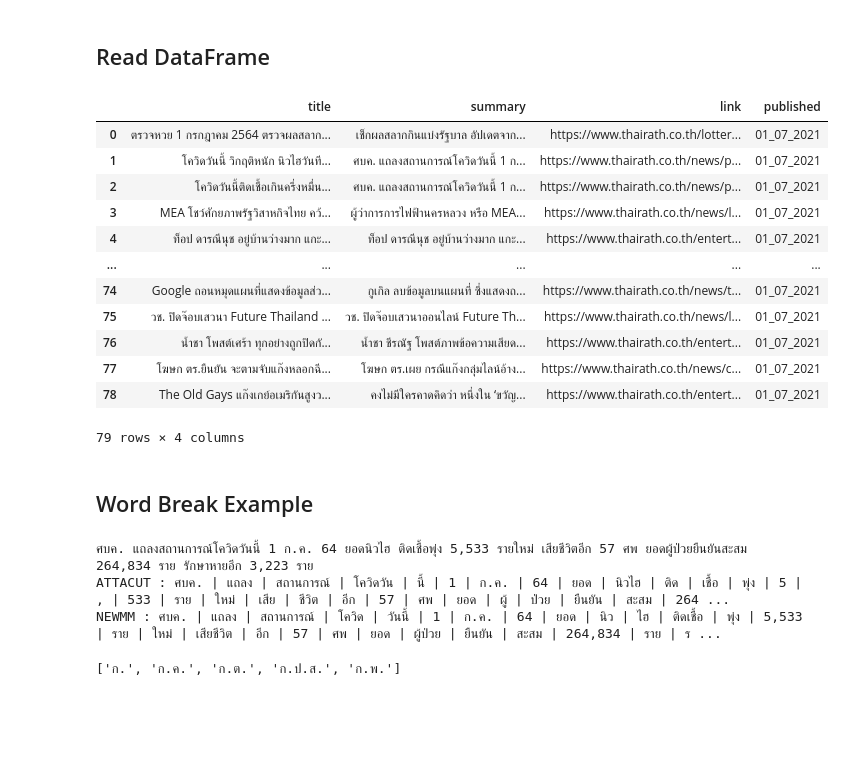
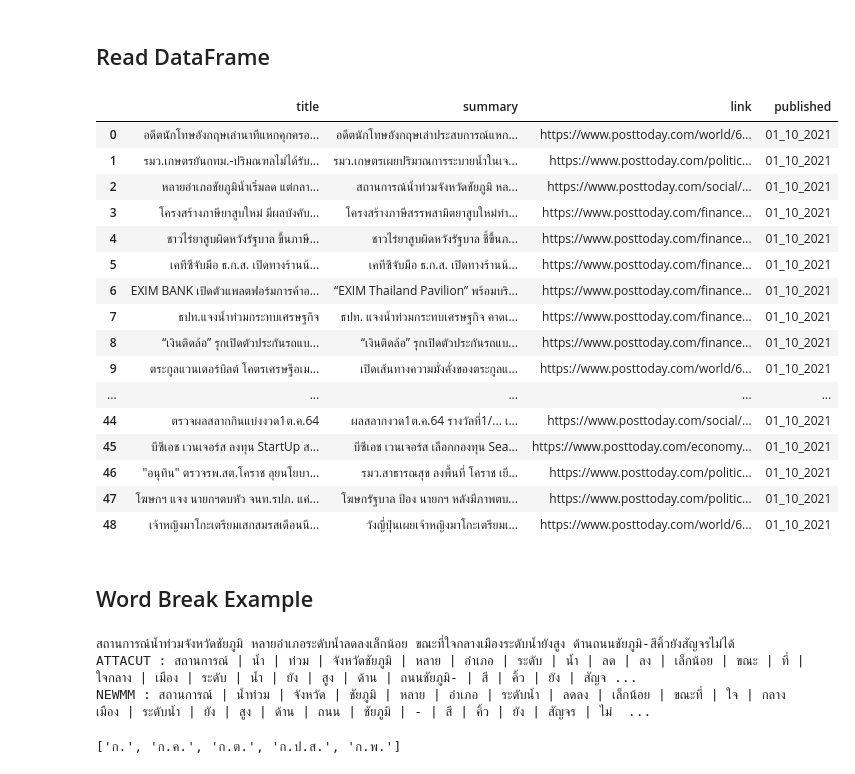
Before and after one commit to Trending-Thai-Keyword-Analysis/Trending-Thai-Keyword-Analysis, a Jupyter notebook: WordBreak/main.ipynb, the cells around one changed output. Cells and saved outputs as stored; diff of their text form; code cells hidden in the pictures; blank space fills up the shorter version.

```diff
--- a/WordBreak/main.ipynb
+++ b/WordBreak/main.ipynb
@@ -10,22 +10,26 @@ tqdm.pandas()
 # %% [markdown]
 ## Read DataFrame
 # %%
-df = pd.read_csv("../asset/CleanedData/ThaiRath/01_07_2021.csv")
+df = pd.read_csv("../asset/CleanedData/PostToday/01_10_2021.csv")
 df
 # %% [output]
 |  | title | summary | link | published |
-| 0 | ตรวจหวย 1 กรกฎาคม 2564 ตรวจผลสลาก... | เช็กผลสลากกินแบ่งรัฐบาล อัปเดตจาก... | https://www.thairath.co.th/lotter... | 01_07_2021 |
-| 1 | โควิดวันนี้ วิกฤติหนัก นิวไฮวันที... | ศบค. แถลงสถานการณ์โควิดวันนี้ 1 ก... | https://www.thairath.co.th/news/p... | 01_07_2021 |
-| 2 | โควิดวันนี้ติดเชื้อเกินครึ่งหมื่น... | ศบค. แถลงสถานการณ์โควิดวันนี้ 1 ก... | https://www.thairath.co.th/news/p... | 01_07_2021 |
-| 3 | MEA โชว์ศักยภาพรัฐวิสาหกิจไทย คว้... | ผู้ว่าการการไฟฟ้านครหลวง หรือ MEA... | https://www.thairath.co.th/news/l... | 01_07_2021 |
-| 4 | ท็อป ดารณีนุช อยู่บ้านว่างมาก แกะ... | ท็อป ดารณีนุช อยู่บ้านว่างมาก แกะ... | https://www.thairath.co.th/entert... | 01_07_2021 |
+| 0 | อดีตนักโทษอังกฤษเล่านาทีแหกคุกครอ... | อดีตนักโทษอังกฤษเล่าประสบการณ์แหก... | https://www.posttoday.com/world/6... | 01_10_2021 |
+| 1 | รมว.เกษตรยันกทม.-ปริมณฑลไม่ได้รับ... | รมว.เกษตรเผยปริมาณการระบายน้ำในเจ... | https://www.posttoday.com/politic... | 01_10_2021 |
+| 2 | หลายอำเภอชัยภูมิน้ำเริ่มลด แต่กลา... | สถานการณ์น้ำท่วมจังหวัดชัยภูมิ หล... | https://www.posttoday.com/social/... | 01_10_2021 |
+| 3 | โครงสร้างภาษียาสูบใหม่ มีผลบังคับ... | โครงสร้างภาษีสรรพสามิตยาสูบใหม่ทำ... | https://www.posttoday.com/finance... | 01_10_2021 |
+| 4 | ชาวไร่ยาสูบผิดหวังรัฐบาล ขึ้นภาษี... | ชาวไร่ยาสูบผิดหวังรัฐบาล ชี้ขึ้นภ... | https://www.posttoday.com/finance... | 01_10_2021 |
+| 5 | เคทีซีจับมือ ธ.ก.ส. เปิดทางร้านน้... | เคทีซีจับมือ ธ.ก.ส. เปิดทางร้านน้... | https://www.posttoday.com/finance... | 01_10_2021 |
+| 6 | EXIM BANK เปิดตัวแพลตฟอร์มการค้าอ... | “EXIM Thailand Pavilion” พร้อมบริ... | https://www.posttoday.com/finance... | 01_10_2021 |
+| 7 | ธปท.แจงน้ำท่วมกระทบเศรษฐกิจ | ธปท. แจงน้ำท่วมกระทบเศรษฐกิจ คาดเ... | https://www.posttoday.com/finance... | 01_10_2021 |
+| 8 | “เงินติดล้อ” รุกเปิดตัวประกันรถแบ... | “เงินติดล้อ” รุกเปิดตัวประกันรถแบ... | https://www.posttoday.com/finance... | 01_10_2021 |
+| 9 | ตระกูลแวนเดอร์บิลต์ โคตรเศรษฐีอเม... | เปิดเส้นทางความมั่งคั่งของตระกูลแ... | https://www.posttoday.com/world/6... | 01_10_2021 |
 | ... | ... | ... | ... | ... |
-| 74 | Google ถอนหมุดแผนที่แสดงข้อมูลส่ว... | กูเกิล ลบข้อมูลบนแผนที่ ซึ่งแสดงถ... | https://www.thairath.co.th/news/t... | 01_07_2021 |
-| 75 | วช. ปิดจ๊อบเสวนา Future Thailand ... | วช. ปิดจ๊อบเสวนาออนไลน์ Future Th... | https://www.thairath.co.th/news/l... | 01_07_2021 |
-| 76 | น้ำชา โพสต์เศร้า ทุกอย่างถูกปิดกั... | น้ำชา ชีรณัฐ โพสต์ภาพข้อความเสียด... | https://www.thairath.co.th/entert... | 01_07_2021 |
-| 77 | โฆษก ตร.ยืนยัน จะตามจับแก๊งหลอกฉี... | โฆษก ตร.เผย กรณีแก๊งกลุ่มไลน์อ้าง... | https://www.thairath.co.th/news/c... | 01_07_2021 |
-| 78 | The Old Gays แก๊งเกย์อเมริกันสูงว... | คงไม่มีใครคาดคิดว่า หนึ่งใน ‘ขวัญ... | https://www.thairath.co.th/entert... | 01_07_2021 |
+| 44 | ตรวจผลสลากกินแบ่งงวด1ต.ค.64 | ผลสลากงวด1ต.ค.64 รางวัลที่1/... เ... | https://www.posttoday.com/social/... | 01_10_2021 |
+| 45 | บีซีเอช เวนเจอร์ส ลงทุน StartUp ส... | บีซีเอช เวนเจอร์ส เลือกกองทุน Sea... | https://www.posttoday.com/economy... | 01_10_2021 |
+| 46 | "อนุทิน" ตรวจรพ.สต.โคราช ลุยนโยบา... | รมว.สาธารณสุข ลงพื้นที่ โคราช เยี... | https://www.posttoday.com/politic... | 01_10_2021 |
+| 47 | โฆษกฯ แจง นายกฯตบหัว จนท.รปภ. แค่... | โฆษกรัฐบาล ป้อง นายกฯ หลังมีภาพตบ... | https://www.posttoday.com/politic... | 01_10_2021 |
+| 48 | เจ้าหญิงมาโกะเตรียมเสกสมรสเดือนนี... | วังญี่ปุ่นเผยเจ้าหญิงมาโกะเตรียมเ... | https://www.posttoday.com/world/6... | 01_10_2021 |
-79 rows × 4 columns
 # %%
 NEWMM = "newmm"
 ATTACUT = "attacut"
@@ -43,9 +47,9 @@ print(text)
 print("ATTACUT : " + " | ".join(word_break(text,ATTACUT)))
 print("NEWMM : " + " | ".join(word_break(text,NEWMM)))
 # %% [output]
-ศบค. แถลงสถานการณ์โควิดวันนี้ 1 ก.ค. 64 ยอดนิวไฮ ติดเชื้อพุ่ง 5,533 รายใหม่ เสียชีวิตอีก 57 ศพ ยอดผู้ป่วยยืนยันสะสม 264,834 ราย รักษาหายอีก 3,223 ราย
-ATTACUT : ศบค. | แถลง | สถานการณ์ | โควิดวัน | นี้ | 1 | ก.ค. | 64 | ยอด | นิวไฮ | ติด | เชื้อ | พุ่ง | 5 | , | 533 | ราย | ใหม่ | เสีย | ชีวิต | อีก | 57 | ศพ | ยอด | ผู้ | ป่วย | ยืนยัน | สะสม | 264 ...
-NEWMM : ศบค. | แถลง | สถานการณ์ | โควิด | วันนี้ | 1 | ก.ค. | 64 | ยอด | นิว | ไฮ | ติดเชื้อ | พุ่ง | 5,533 | ราย | ใหม่ | เสียชีวิต | อีก | 57 | ศพ | ยอด | ผู้ป่วย | ยืนยัน | สะสม | 264,834 | ราย | ร ...
+สถานการณ์น้ำท่วมจังหวัดชัยภูมิ หลายอำเภอระดับน้ำลดลงเล็กน้อย ขณะที่ใจกลางเมืองระดับน้ำยังสูง ด้านถนนชัยภูมิ-สีคิ้วยังสัญจรไม่ได้
+ATTACUT : สถานการณ์ | น้ำ | ท่วม | จังหวัดชัยภูมิ | หลาย | อำเภอ | ระดับ | น้ำ | ลด | ลง | เล็กน้อย | ขณะ | ที่ | ใจกลาง | เมือง | ระดับ | น้ำ | ยัง | สูง | ด้าน | ถนนชัยภูมิ- | สี | คิ้ว | ยัง | สัญจ ...
+NEWMM : สถานการณ์ | น้ำท่วม | จังหวัด | ชัยภูมิ | หลาย | อำเภอ | ระดับน้ำ | ลดลง | เล็กน้อย | ขณะที่ | ใจ | กลางเมือง | ระดับน้ำ | ยัง | สูง | ด้าน | ถนน | ชัยภูมิ | - | สี | คิ้ว | ยัง | สัญจร | ไม่  ...
 # %%
 text_file = open("../asset/Dict/lexitron.txt", "r",encoding="utf-8")
 content = text_file.read()
```
Also changed, not shown: parts of 5 cells of this notebook, 1 other file.
